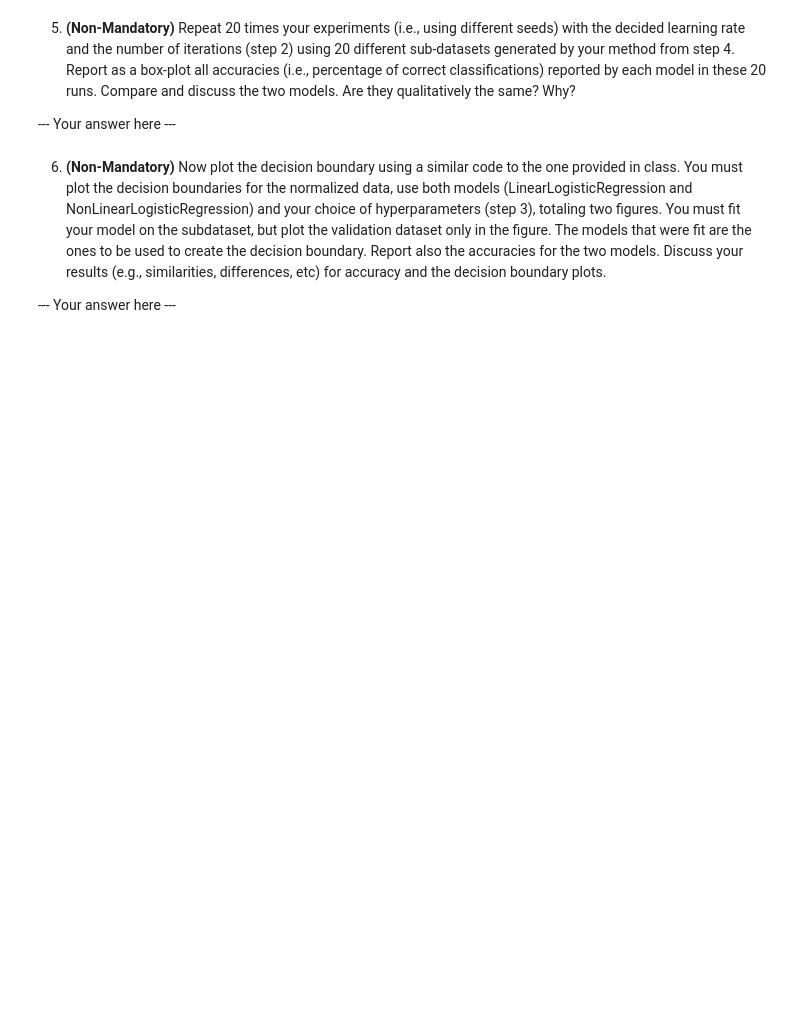
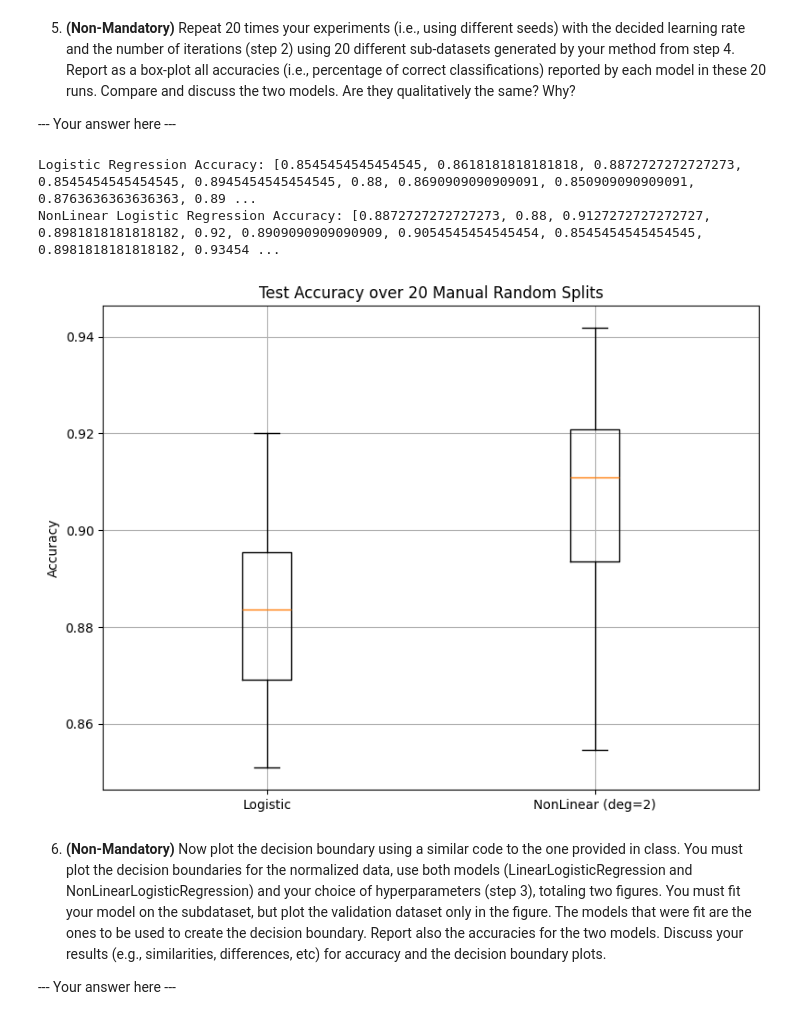
Before and after one commit to animittt/machine-learning-assignments, a Jupyter notebook: Assignment2-2025/username_A2.ipynb, the cells around one changed output. Saved outputs shown, nothing was run; the diff lists cells and outputs as text; code cells hidden in the pictures; blank space fills up the shorter version.

```diff
--- a/Assignment2-2025/username_A2.ipynb
+++ b/Assignment2-2025/username_A2.ipynb
@@ -509,3 +571,37 @@ y_validation = y[test_indices]
+# %%
+n_runs = 20
+lr = 0.05
+iterations_lr = 500
+iterations_nlr = 700
+degree_nlr = 2
+
+acc_logistic = []
+acc_nonlinear = []
+
+for seed in range(n_runs):
+    X_train, y_train, X_test, y_test = train_test_split_manual(X_norm, y, split_ratio=0.8, seed=seed)
+    # Logistic Regression
+    model_logistic = LogisticRegression(learning_rate=lr, num_iterations=iterations_lr)
+    model_logistic.fit(X_train, y_train)
+    acc_logistic.append(model_logistic.evaluate(X_test, y_test))
+
+    # NonLinear Logistic Regression
+    model_nlr = NonLinearLogisticRegression(degree=degree_nlr, learning_rate=lr, num_iterations=iterations_nlr)
+    model_nlr.fit(X_train, y_train)
+    acc_nonlinear.append(model_nlr.evaluate(X_test, y_test))
+print("Logistic Regression Accuracy:", acc_logistic)
+print("NonLinear Logistic Regression Accuracy:",acc_nonlinear)
+plt.figure(figsize=(8, 6))
+plt.boxplot([acc_logistic, acc_nonlinear], tick_labels=["Logistic", "NonLinear (deg=2)"])
+plt.ylabel("Accuracy")
+plt.title("Test Accuracy over 20 Manual Random Splits")
+plt.grid(True)
+plt.tight_layout()
+plt.show()
+# %% [output]
+Logistic Regression Accuracy: [0.8545454545454545, 0.8618181818181818, 0.8872727272727273, 0.8545454545454545, 0.8945454545454545, 0.88, 0.8690909090909091, 0.850909090909091, 0.8763636363636363, 0.89 ...
+NonLinear Logistic Regression Accuracy: [0.8872727272727273, 0.88, 0.9127272727272727, 0.8981818181818182, 0.92, 0.8909090909090909, 0.9054545454545454, 0.8545454545454545, 0.8981818181818182, 0.93454 ...
+[figure, added]
 # %% [markdown]
 6. **(Non-Mandatory)** Now plot the decision boundary using a similar code to the one provided in class. You must plot the decision boundaries for the normalized data, use both models (LinearLogisticRegression and NonLinearLogisticRegression) and your choice of hyperparameters (step 3), totaling two figures. You must fit your model on the subdataset, but plot the validation dataset only in the figure.  The models that were fit are the ones to be used to create the decision boundary. Report also the accuracies for the two models.  Discuss your results (e.g., similarities, differences, etc) for accuracy and the decision boundary plots.
 
```
Also changed, not shown: parts of 13 cells of this notebook, 2 other files.
